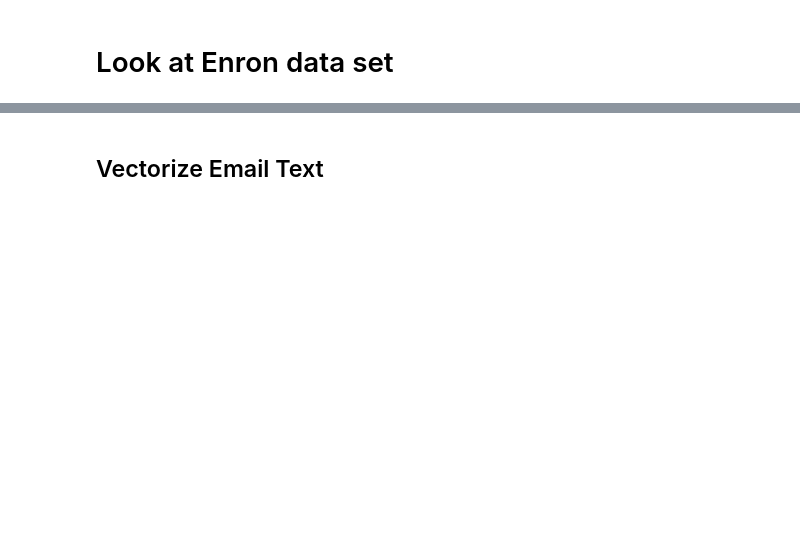
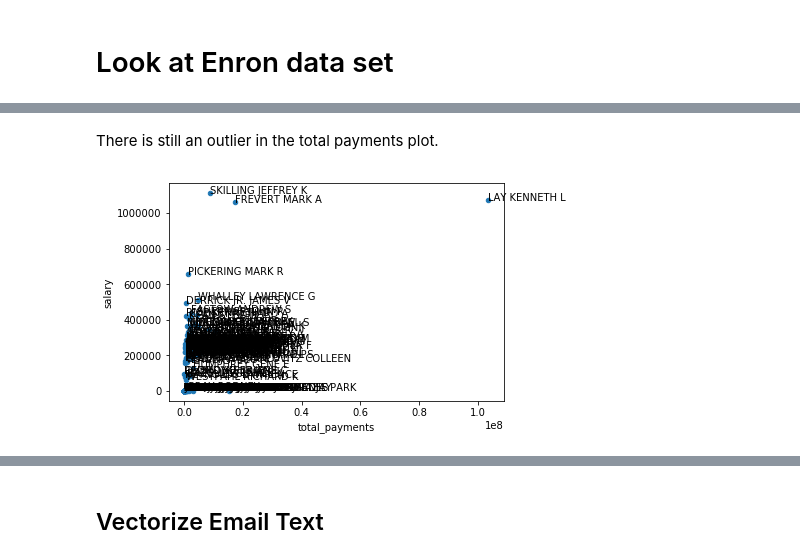
Before and after one commit to mbunse/ud120-projects, a Jupyter notebook: final_project/Look At Enron data set.ipynb, the cells around one changed output, grey strips where cells are left out. Cells and saved outputs as stored; diff of their text form; code cells hidden in the pictures; blank space fills up the shorter version.

```diff
--- a/final_project/Look At Enron data set.ipynb
+++ b/final_project/Look At Enron data set.ipynb
@@ -4,0 +124,11 @@
+# %% [markdown]
+There is still an outlier in the total payments plot.
+# %%
+ax = data.plot.scatter(x="total_payments", y="salary")
+def label_point(data, x, y, ax):
+    for i, point in data.iterrows():
+        ax.text(point[x], point[y], i)
+label_point(data, "total_payments", "salary", ax)
+plt.draw()
+# %% [output]
+[figure, added]
```
Also changed, not shown: parts of 35 cells of this notebook, 1 other file.
